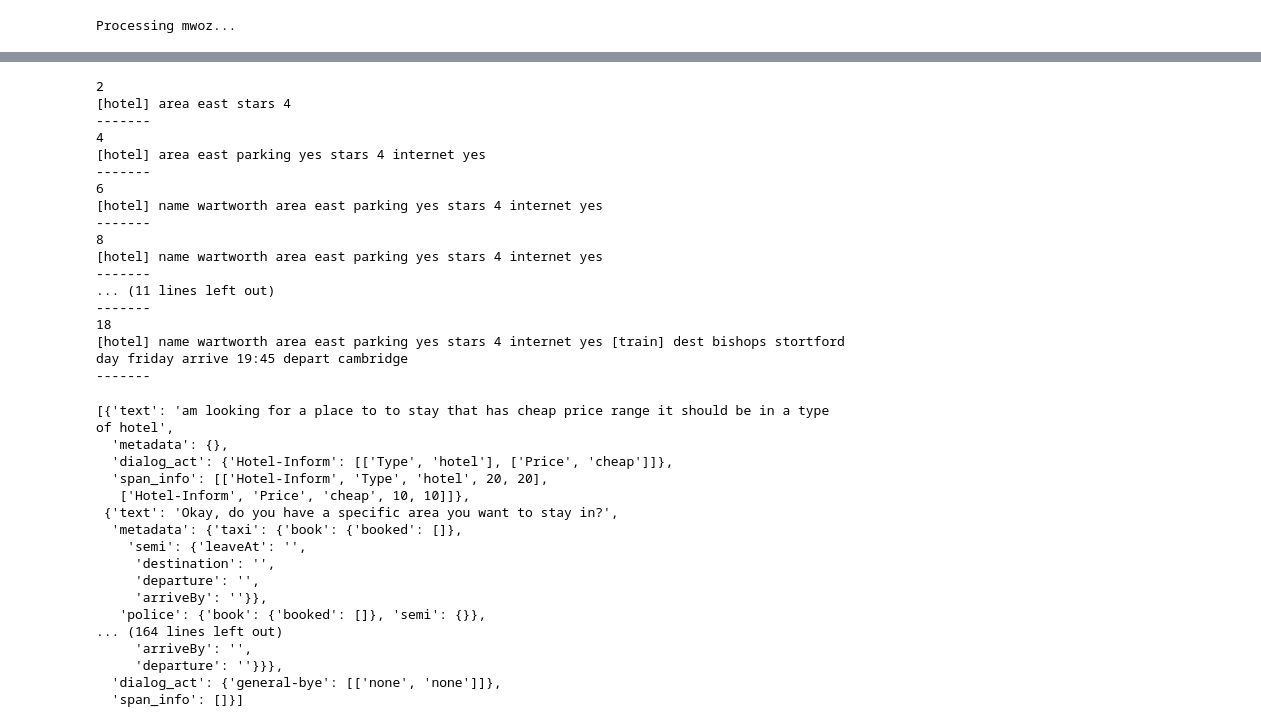
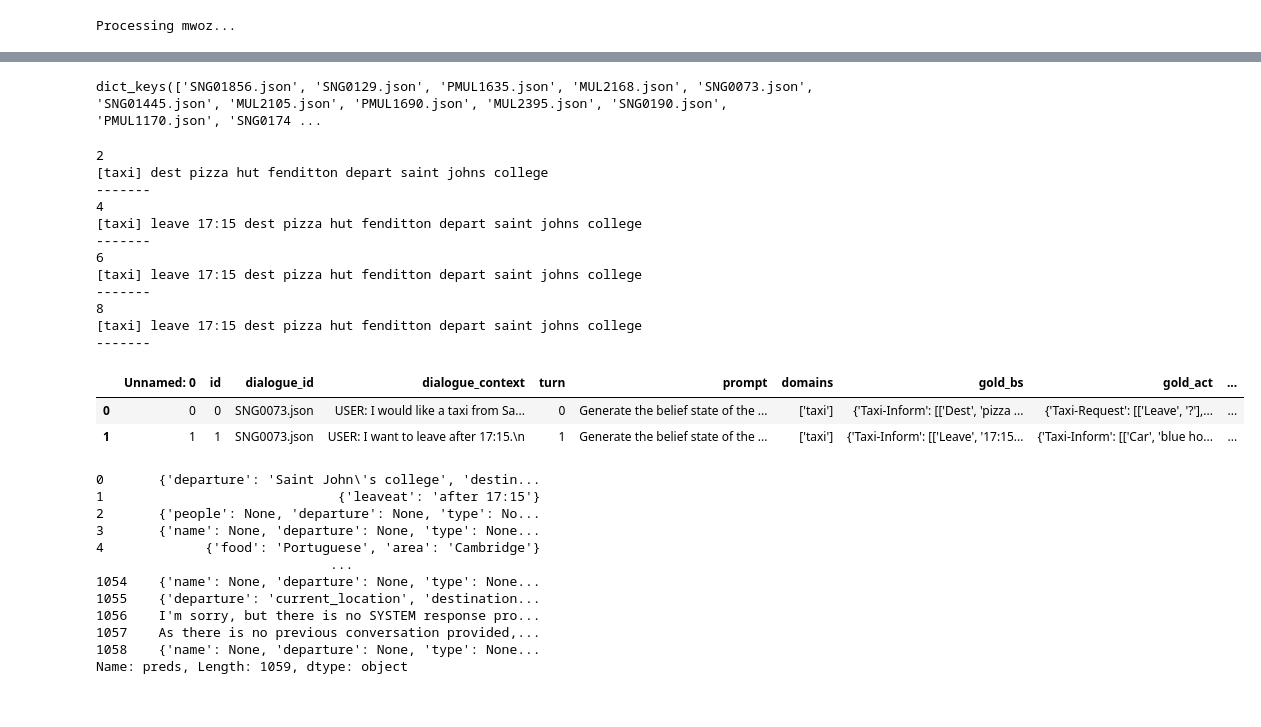
Before and after one commit to WillyHC22/InstructTODS, a Jupyter notebook: mwoz21_dst_accumulated.ipynb, the cells around one changed output, grey strips where cells are left out. Cells and saved outputs as stored; diff of their text form; code cells hidden in the pictures.

```diff
--- a/mwoz21_dst_accumulated.ipynb
+++ b/mwoz21_dst_accumulated.ipynb
@@ -325,6 +347,11 @@ from src.DST.evaluate_utils import remapping
+# %%
+data.keys()
+# %% [output]
+dict_keys(['SNG01856.json', 'SNG0129.json', 'PMUL1635.json', 'MUL2168.json', 'SNG0073.json', 'SNG01445.json', 'MUL2105.json', 'PMUL1690.json', 'MUL2395.json', 'SNG0190.json', 'PMUL1170.json', 'SNG0174 ...
 # %%
+logs = data["SNG0073.json"]["log"]
+
 turn = 0
-logs = data["PMUL1635.json"]["log"]
 for log in logs:
     turn += 1
     metadata = log["metadata"]
@@ -347,40 +374,38 @@ for log in logs:
     print("-------")
 # %% [output]
 2
-[hotel] area east stars 4
+[taxi] dest pizza hut fenditton depart saint johns college
 -------
 4
-[hotel] area east parking yes stars 4 internet yes
+[taxi] leave 17:15 dest pizza hut fenditton depart saint johns college
 -------
 6
-[hotel] name wartworth area east parking yes stars 4 internet yes
+[taxi] leave 17:15 dest pizza hut fenditton depart saint johns college
 -------
 8
-[hotel] name wartworth area east parking yes stars 4 internet yes
+[taxi] leave 17:15 dest pizza hut fenditton depart saint johns college
 -------
-... (11 lines left out)
--------
-18
-[hotel] name wartworth area east parking yes stars 4 internet yes [train] dest bishops stortford day friday arrive 19:45 depart cambridge
--------
-# %%
-for log in data["SNG01856.json"]["log"]:
-    if log["metadata"]:
-# %% [output]
-[{'text': 'am looking for a place to to stay that has cheap price range it should be in a type of hotel',
-  'metadata': {},
-  'dialog_act': {'Hotel-Inform': [['Type', 'hotel'], ['Price', 'cheap']]},
-  'span_info': [['Hotel-Inform', 'Type', 'hotel', 20, 20],
-   ['Hotel-Inform', 'Price', 'cheap', 10, 10]]},
- {'text': 'Okay, do you have a specific area you want to stay in?',
-  'metadata': {'taxi': {'book': {'booked': []},
-    'semi': {'leaveAt': '',
-     'destination': '',
-     'departure': '',
-     'arriveBy': ''}},
-   'police': {'book': {'booked': []}, 'semi': {}},
-... (164 lines left out)
-     'arriveBy': '',
-     'departure': ''}}},
-  'dialog_act': {'general-bye': [['none', 'none']]},
-  'span_info': []}]
+# %%
+df_results = pd.read_csv("/home/willy/instructod/src/DST/results_single/gpt-3.5-turbo_0-end_debugFalse_singleDomainOnlyTrue_withSlotDescriptionTrue_withSlotDifferentiationFalse_withAllSlotsTrue_dialogHistoryLimit0_prompt3.csv")
+# %%
+df_results.head(2)
+# %% [output]
+|  | Unnamed: 0 | id | dialogue_id | dialogue_context | turn | prompt | domains | gold_bs | gold_act | ... |
+| 0 | 0 | 0 | SNG0073.json | USER: I would like a taxi from Sa... | 0 | Generate the belief state of the ... | ['taxi'] | {'Taxi-Inform': [['Dest', 'pizza ... | {'Taxi-Request': [['Leave', '?'],... | ... |
+| 1 | 1 | 1 | SNG0073.json | USER: I want to leave after 17:15.\n | 1 | Generate the belief state of the ... | ['taxi'] | {'Taxi-Inform': [['Leave', '17:15... | {'Taxi-Inform': [['Car', 'blue ho... | ... |
+# %%
+# dataset_single["gold_bs"]
+df_results["preds"]
+# %% [output]
+0       {'departure': 'Saint John\'s college', 'destin...
+1                              {'leaveat': 'after 17:15'}
+2       {'people': None, 'departure': None, 'type': No...
+3       {'name': None, 'departure': None, 'type': None...
+4             {'food': 'Portuguese', 'area': 'Cambridge'}
+                              ...
+1054    {'name': None, 'departure': None, 'type': None...
+1055    {'departure': 'current_location', 'destination...
+1056    I'm sorry, but there is no SYSTEM response pro...
+1057    As there is no previous conversation provided,...
+1058    {'name': None, 'departure': None, 'type': None...
+Name: preds, Length: 1059, dtype: object
```
Also changed, not shown: parts of 5 cells of this notebook, 11 other files.
